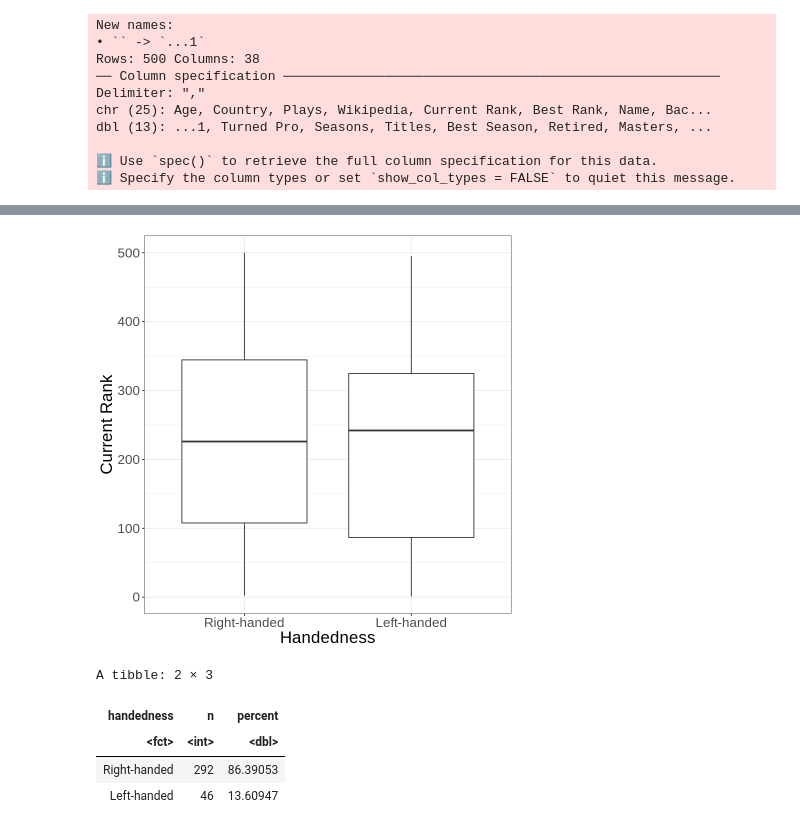
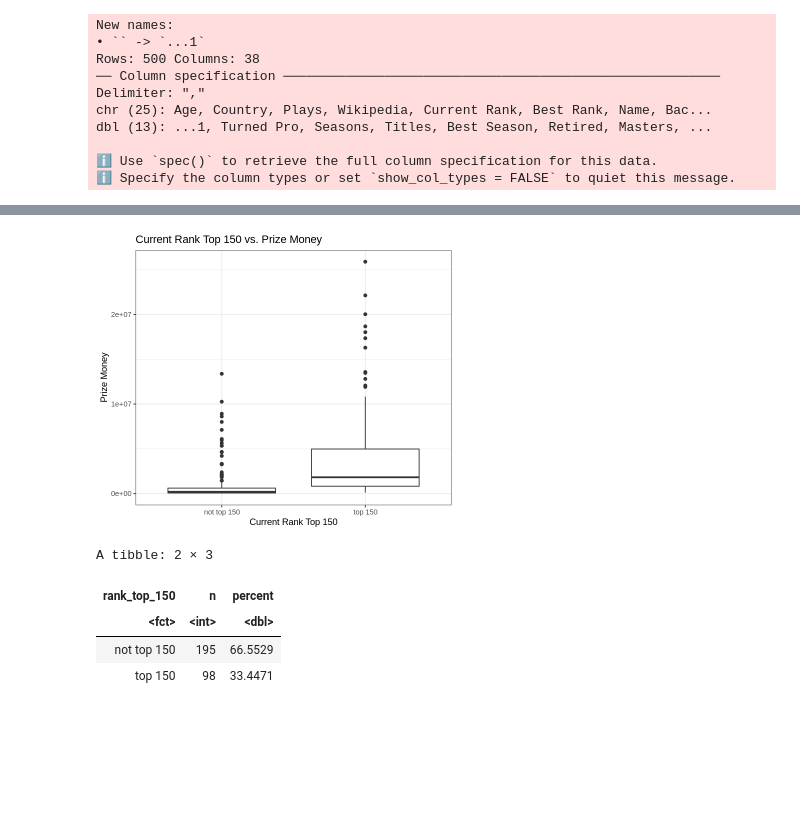
Before and after one commit to hirnas/DSCI100GW, a Jupyter notebook: group project/project code v2.ipynb, the cells around one changed output, grey strips where cells are left out. Saved outputs shown, nothing was run; the diff lists cells and outputs as text; code cells hidden in the pictures; blank space fills up the shorter version.

```diff
--- a/group project/project code v2.ipynb
+++ b/group project/project code v2.ipynb
@@ -52,15 +52,9 @@ A tibble: 1 × 3
 # %%
 tennis_data <- tennis |>
-select(Age, Plays, 'Current Rank')
-names(tennis_data) <- c("Age", "Plays", "Current_rank")
+select(Age, 'Prize Money', 'Current Rank')
+names(tennis_data) <- c("Age", "Prize", "Current_rank")
 tennis_data <- tennis_data |>
-    mutate(handedness = case_when(
-    Plays == "Left-handed" ~ "Left-handed",
-    Plays == "Right-handed" ~ "Right-handed",
-    TRUE ~ NA_character_
-  )) |>
-  mutate(handedness = as_factor(handedness)) %>%
-  select(handedness, Age, Current_rank)
+  select(Age, Prize, Current_rank)
 head(tennis_data)
 # %% [output]
 A tibble: 6 × 3
@@ -94,6 +93,6 @@ A tibble: 6 × 3
 # %%
 set.seed(999)
-tennis_split <- initial_split(tennis_data, prop = 0.75, strata = handedness)
+tennis_split <- initial_split(tennis_data, prop = 0.75, strata = rank_top_150)
 tennis_train <- training(tennis_split)
 tennis_test <- testing(tennis_split)
 glimpse(tennis_train)
@@ -154,29 +154,29 @@ handedness_age_vs_rank
 # %%
 set.seed(999)
-current_rank_plot <- ggplot(tennis_train, aes(x = handedness, y = Current_rank)) +
+current_rank_plot <- ggplot(tennis_train, aes(x = rank_top_150, y = Prize)) +
   geom_boxplot() +
-  xlab("Handedness") +
-  ylab("Current Rank") +
-  theme_bw() +
-  theme(text = element_text(size = 20))
+  xlab("Current Rank Top 150") +
+  ylab("Prize Money") +
+  ggtitle("Current Rank Top 150 vs. Prize Money") +
+  theme_bw()
 
 current_rank_plot
 # %% [output]
-[figure, old version]
+[figure, new version]
 # %%
 set.seed(999)
 tennis_proportions <- tennis_train |>
-                      group_by(handedness) |>
+                      group_by(rank_top_150) |>
                       summarize(n = n()) |>
                       mutate(percent = 100*n/nrow(tennis_train))
 
 tennis_proportions
 # %% [output]
 A tibble: 2 × 3
-| handedness | n | percent |
+| rank_top_150 | n | percent |
 | <fct> | <int> | <dbl> |
-| Right-handed | 292 | 86.39053 |
-| Left-handed | 46 | 13.60947 |
+| not top 150 | 195 | 66.5529 |
+| top 150 | 98 | 33.4471 |
 # %%
 set.seed(999)
 knn_spec <- nearest_neighbor(weight_func = "rectangular", neighbors = tune()) |>
```
Also changed, not shown: parts of 11 cells of this notebook.
